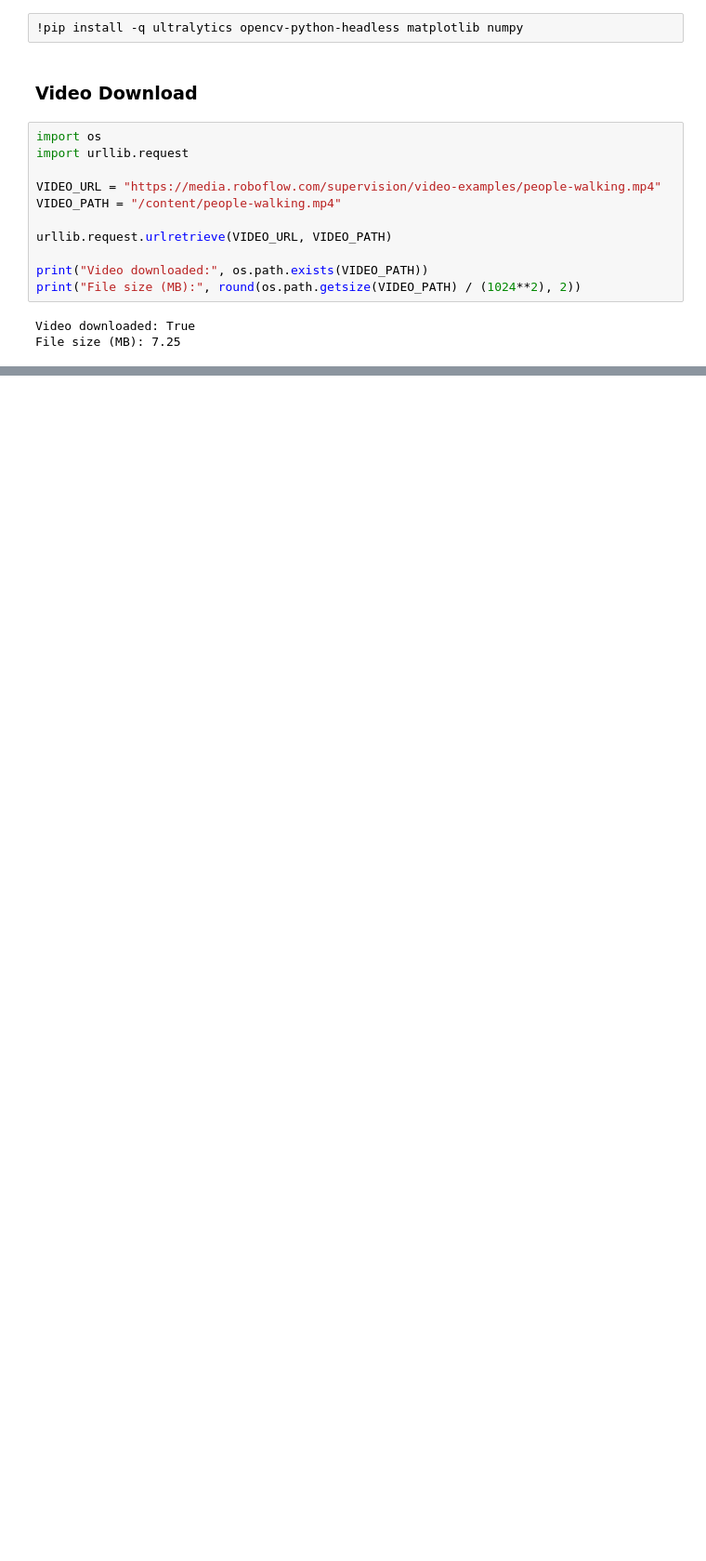
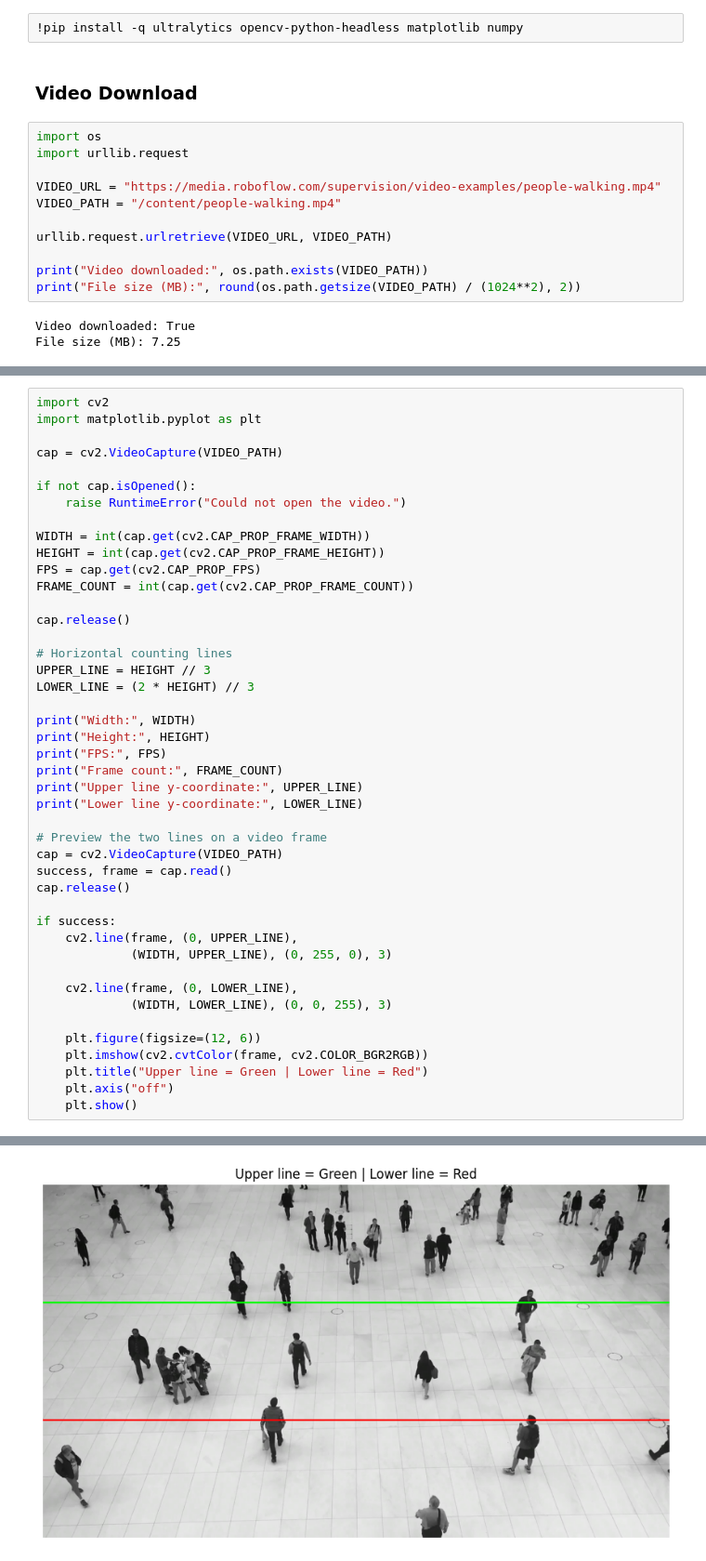
Before and after one commit to mdzubayereashraf/Ostad-AI-Engineering-Course-Assignments, a Jupyter notebook: Assignmen_No_16(People_Flow_Detection_using_Object_Tracking_&amp;_Heatmap_Visualization_||_Object_Tracking_Project).ipynb, the cells around one changed output, grey strips where cells are left out. Shown at 93% size. Drawn from its saved outputs; the diff is of its cells as text; blank space fills up the shorter version.

Commit message:
Inspect the Video and Define Counting Lines

```diff
--- a/Assignmen_No_16(People_Flow_Detection_using_Object_Tracking_&amp;_Heatmap_Visualization_||_Object_Tracking_Project).ipynb
+++ b/Assignmen_No_16(People_Flow_Detection_using_Object_Tracking_&amp;_Heatmap_Visualization_||_Object_Tracking_Project).ipynb
@@ -22,0 +48,45 @@ File size (MB): 7.25
+# %%
+import cv2
+import matplotlib.pyplot as plt
+
+cap = cv2.VideoCapture(VIDEO_PATH)
+
+if not cap.isOpened():
+    raise RuntimeError("Could not open the video.")
+
+WIDTH = int(cap.get(cv2.CAP_PROP_FRAME_WIDTH))
+HEIGHT = int(cap.get(cv2.CAP_PROP_FRAME_HEIGHT))
+FPS = cap.get(cv2.CAP_PROP_FPS)
+FRAME_COUNT = int(cap.get(cv2.CAP_PROP_FRAME_COUNT))
+
+cap.release()
+
+# Horizontal counting lines
+UPPER_LINE = HEIGHT // 3
+LOWER_LINE = (2 * HEIGHT) // 3
+
+print("Width:", WIDTH)
+print("Height:", HEIGHT)
+print("FPS:", FPS)
+print("Frame count:", FRAME_COUNT)
+print("Upper line y-coordinate:", UPPER_LINE)
+print("Lower line y-coordinate:", LOWER_LINE)
+
+# Preview the two lines on a video frame
+cap = cv2.VideoCapture(VIDEO_PATH)
+success, frame = cap.read()
+cap.release()
+
+if success:
+    cv2.line(frame, (0, UPPER_LINE),
+             (WIDTH, UPPER_LINE), (0, 255, 0), 3)
+
+    cv2.line(frame, (0, LOWER_LINE),
+             (WIDTH, LOWER_LINE), (0, 0, 255), 3)
+
+    plt.figure(figsize=(12, 6))
+    plt.imshow(cv2.cvtColor(frame, cv2.COLOR_BGR2RGB))
+    plt.title("Upper line = Green | Lower line = Red")
+    plt.axis("off")
+    plt.show()
+# %% [output]
@@ -22,0 +99 @@ File size (MB): 7.25
+[figure, added]
```
Also changed, not shown: parts of 5 cells of this notebook.
